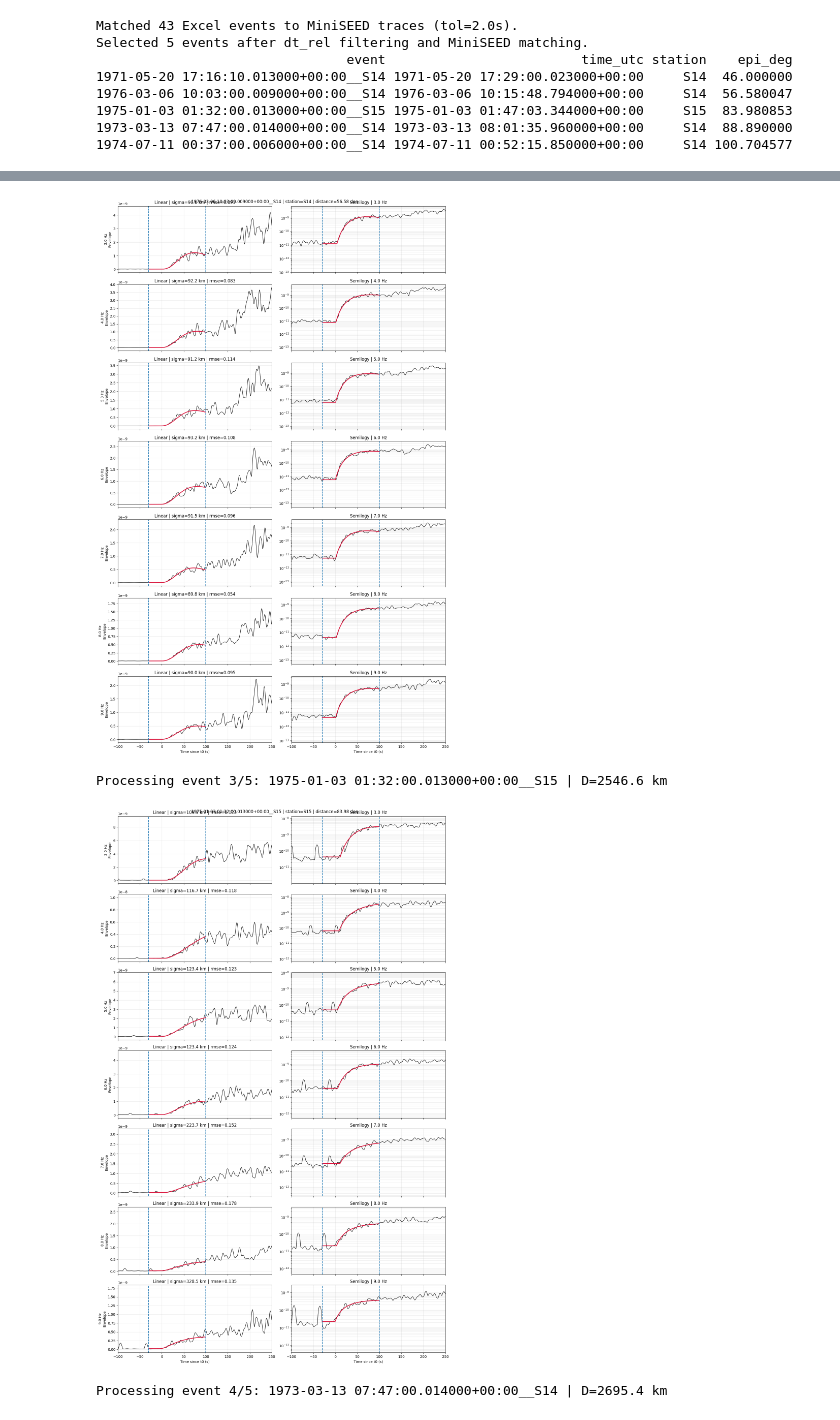
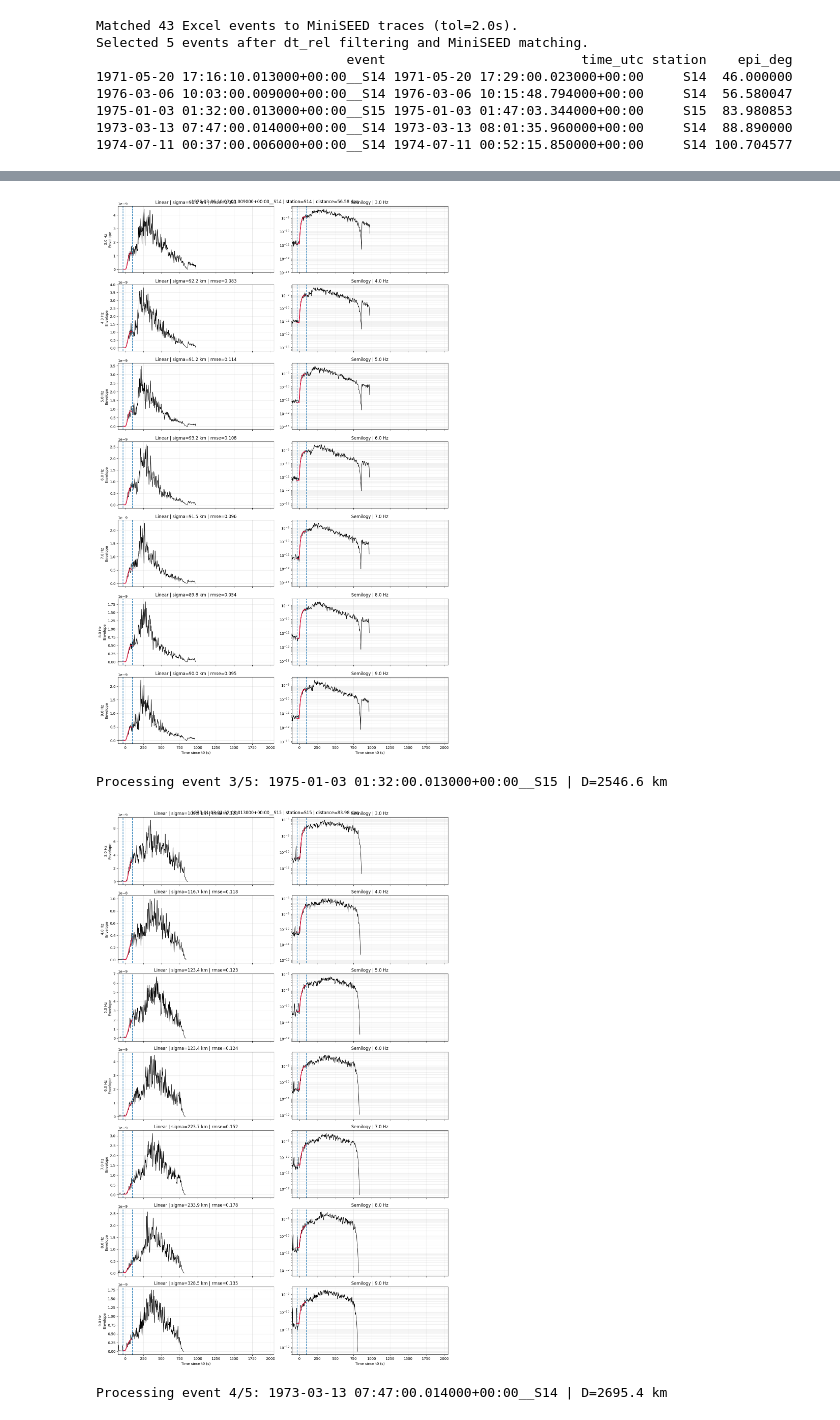
Before and after one commit to RamonMargarit/Heterogeneities-project, a Jupyter notebook: notebooks/Fit_Envelopes_improvement.ipynb, the cells around one changed output, grey strips where cells are left out. Drawn from its saved outputs; the diff is of its cells as text; code cells hidden in the pictures.

```diff
--- a/notebooks/Fit_Envelopes_improvement.ipynb
+++ b/notebooks/Fit_Envelopes_improvement.ipynb
@@ -351,14 +351,14 @@ win_s = 10
 order = 4
 noise_window = (-300, -30)
 fit_start = -30.0
-fit_end = 100.0
+fit_end = 100
 MIN_NOISE_N = 20
 MIN_FIT_N = 80
 PLOT_FIRST_EVENT_ONLY = False
 SAVE_ALL_EVENT_BAND_PLOTS = True
 SHOW_EVENT_MULTIBAND_PLOTS = True
 PLOT_TMIN = -100.0
-PLOT_TMAX = 250.0
+PLOT_TMAX = 2050.0
 
 results_all_events = []
 failed_fits = []
@@ -545,5 +545,5 @@ Processing event 1/5: 1971-05-20 17:16:10.013000+00:00__S14 | D=1394.9 km
 Processing event 2/5: 1976-03-06 10:03:00.009000+00:00__S14 | D=1715.7 km
-[figure, old version]
+[figure, new version]
 Processing event 3/5: 1975-01-03 01:32:00.013000+00:00__S15 | D=2546.6 km
-[figure, old version]
+[figure, new version]
 Processing event 4/5: 1973-03-13 07:47:00.014000+00:00__S14 | D=2695.4 km
```
Also changed, not shown: parts of 2 cells of this notebook, 4 other files.
